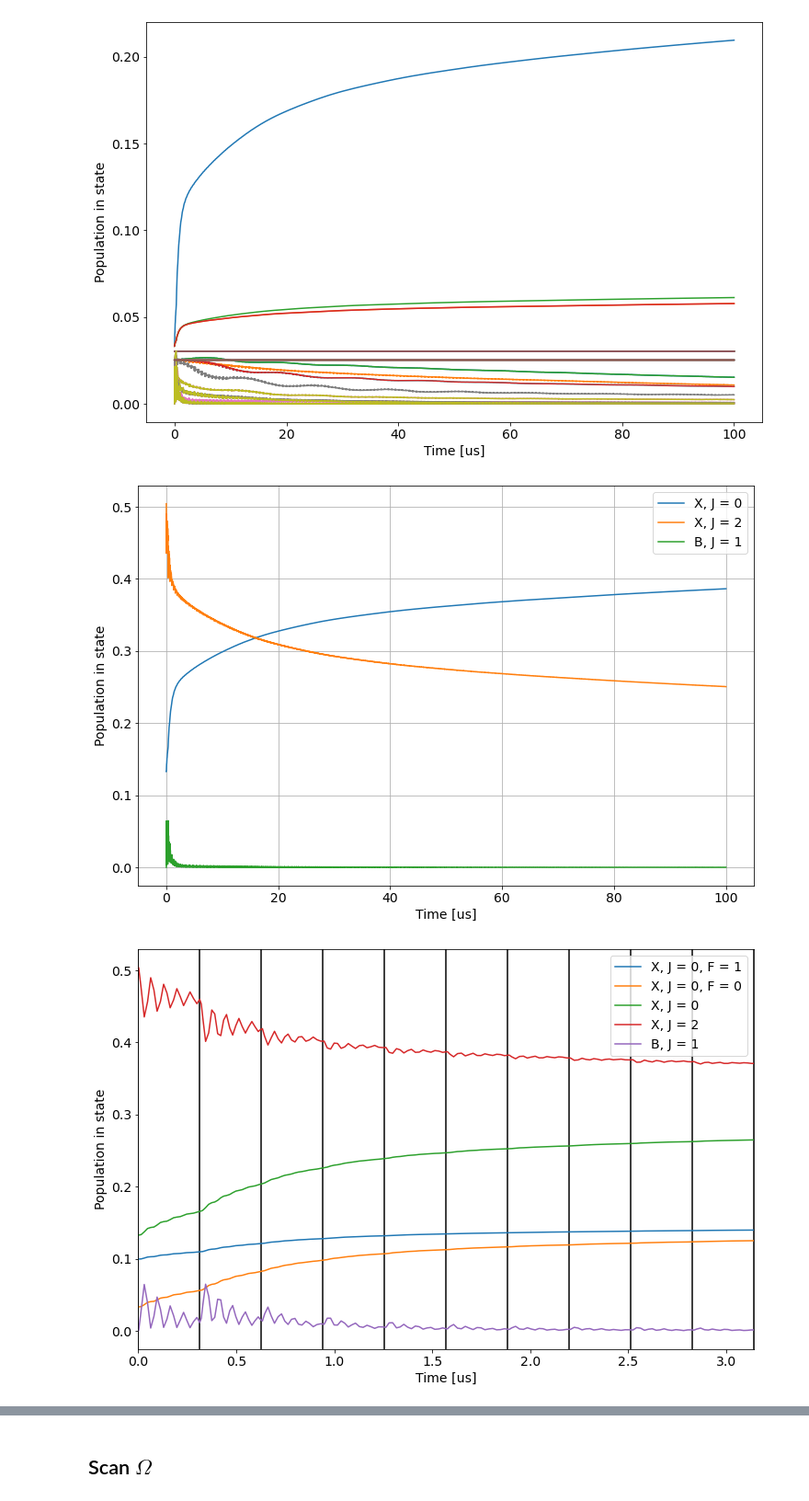
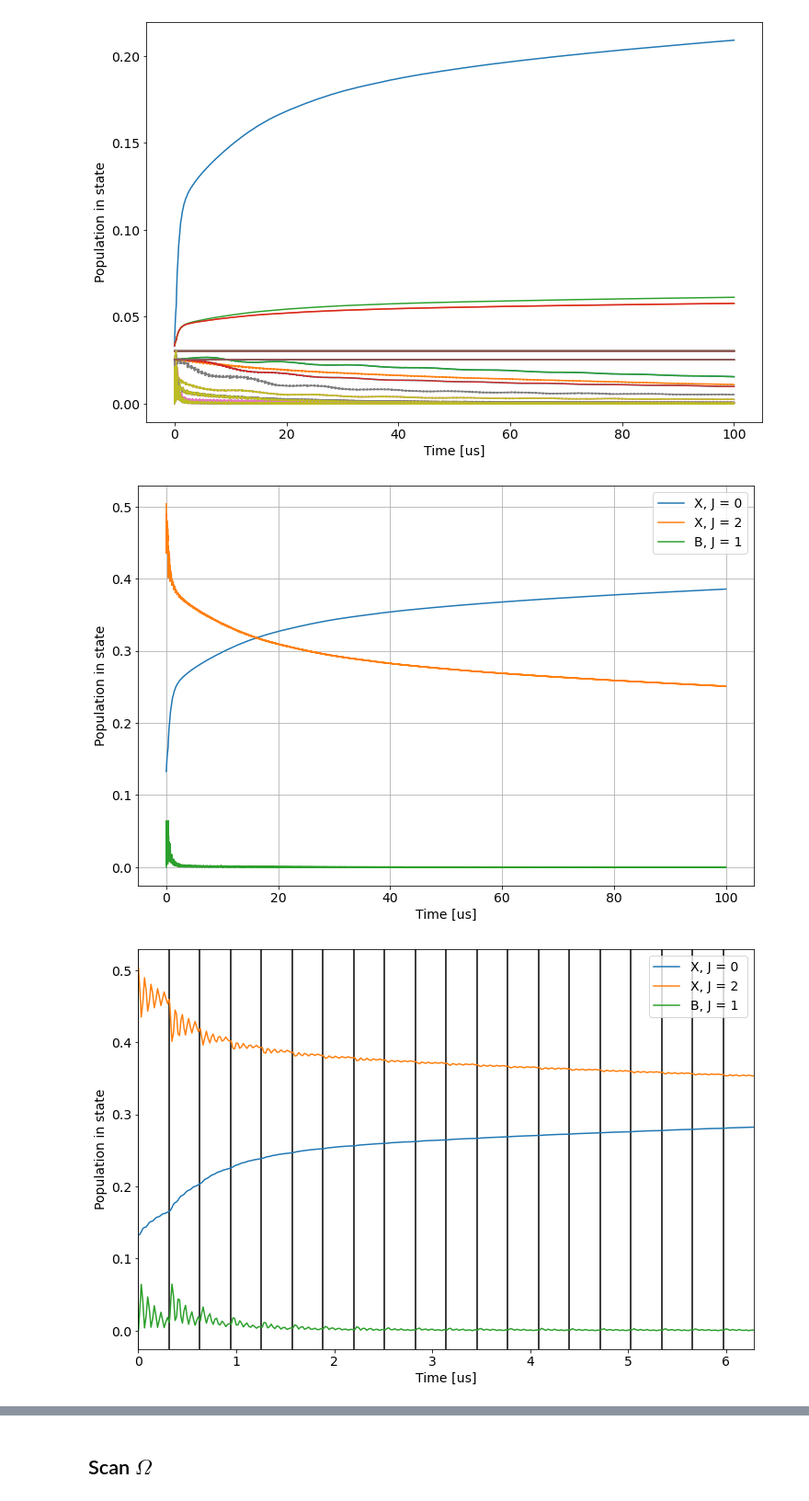
Before and after one commit to ograsdijk/CeNTREX-notebooks, a Jupyter notebook: optical bloch equations/Oskari Code Modified/Laser Only.ipynb, the cells around one changed output, grey strips where cells are left out. Shown at 92% size. Drawn from its saved outputs; the diff is of its cells as text; code cells hidden in the pictures.

```diff
--- a/optical bloch equations/Oskari Code Modified/Laser Only.ipynb
+++ b/optical bloch equations/Oskari Code Modified/Laser Only.ipynb
@@ -171,0 +182,3 @@ Wall time: 34.4 s
+# %%
+for idx, idy in zip(*np.nonzero(H_laser_z)):
+    print(f'{idx}, {idy} : {H_laser_z[idx,idy]:+.2e}')
@@ -171,0 +202,3 @@ Wall time: 34.4 s
+# %%
+for idx, idy in zip(*np.nonzero(H_laser_x)):
+    print(f'{idx}, {idy} : {H_laser_x[idx,idy]:+.2e}')
@@ -200,7 +255,8 @@ Omega = 4.5*Gamma
 # Define frequency for polarization switching
 omega_p = 1*Gamma
 wp = omega_p/(2*np.pi)
-H_oc_t = lambda t: (Omega/ME_main)*(H_laser_z*square_wave(t, wp, 0) + H_laser_x*square_wave(t, wp, np.pi))
+
+H_oc_t = lambda t: -(Omega/ME_main)*(H_laser_z*square_wave(t, wp, 0) + H_laser_x*square_wave(t, wp, np.pi))
 
 H_oc = Omega*H_laser_z/ME_main
 # %%
@@ -463,8 +519,9 @@ T = 100e-6
 
 t_span = (0, T)
 
-step_size = min(1/(Gamma/(2*np.pi))/5, 1/omega_p/5)
-print(f'tstep : {step_size:.2e}')
+step_size = min(1/(Gamma/(2*np.pi))/5, 1/omega_p/5, 1/(Omega/(2*np.pi))/5)
+step_size = 1e-6
+print(f'step_size : {step_size:.2e}')
 
 sol = solve_ivp(Lindblad_rhs, t_span, rho_vec, dense_output=True, max_step = step_size, vectorized = True)
 # %% [output]
@@ -511,23 +568,23 @@ ax.set_ylabel("Population in state", fontsize = 14)
 ax.tick_params(axis='both', labelsize=14)
 ax.grid(True)
 # %% [output]
-[figure, old version]
+[figure, new version]
 # %%
 fig, ax = plt.subplots(figsize = (12,8))
-ax.plot(t_array*1e6, P0_triplet, label = 'X, J = 0, F = 1')
-ax.plot(t_array*1e6, P0_singlet, label = 'X, J = 0, F = 0')
+# ax.plot(t_array*1e6, P0_triplet, label = 'X, J = 0, F = 1')
+# ax.plot(t_array*1e6, P0_singlet, label = 'X, J = 0, F = 0')
 ax.plot(t_array*1e6, P0, label = 'X, J = 0')
 ax.plot(t_array*1e6, P2, label = 'X, J = 2')
-ax.plot(t_array*1e6, PB1, label = 'B, J = 1')
+ax.plot(t_array*1e6, PB1, label = 'B, J = 1 ')
 ax.legend(fontsize = 14)
 ax.set_xlabel("Time [us]", fontsize = 14)
 ax.set_ylabel("Population in state", fontsize = 14)
 ax.tick_params(axis='both', labelsize=14)
-ax.set_xlim(0,5e6/wp)
-for i in range(11):
+ax.set_xlim(0,10e6/wp)
+for i in range(20):
     ax.axvline(i*1e6/wp/2, zorder = 0, color = 'k')
 # %% [output]
-[figure, old version]
+[figure, new version]
 # %%
 print(P0_triplet[-1]/P0_triplet[0])
 print(P0_singlet[-1]/P0_singlet[0])
```
Also changed, not shown: parts of 26 cells of this notebook, 1 other file.
